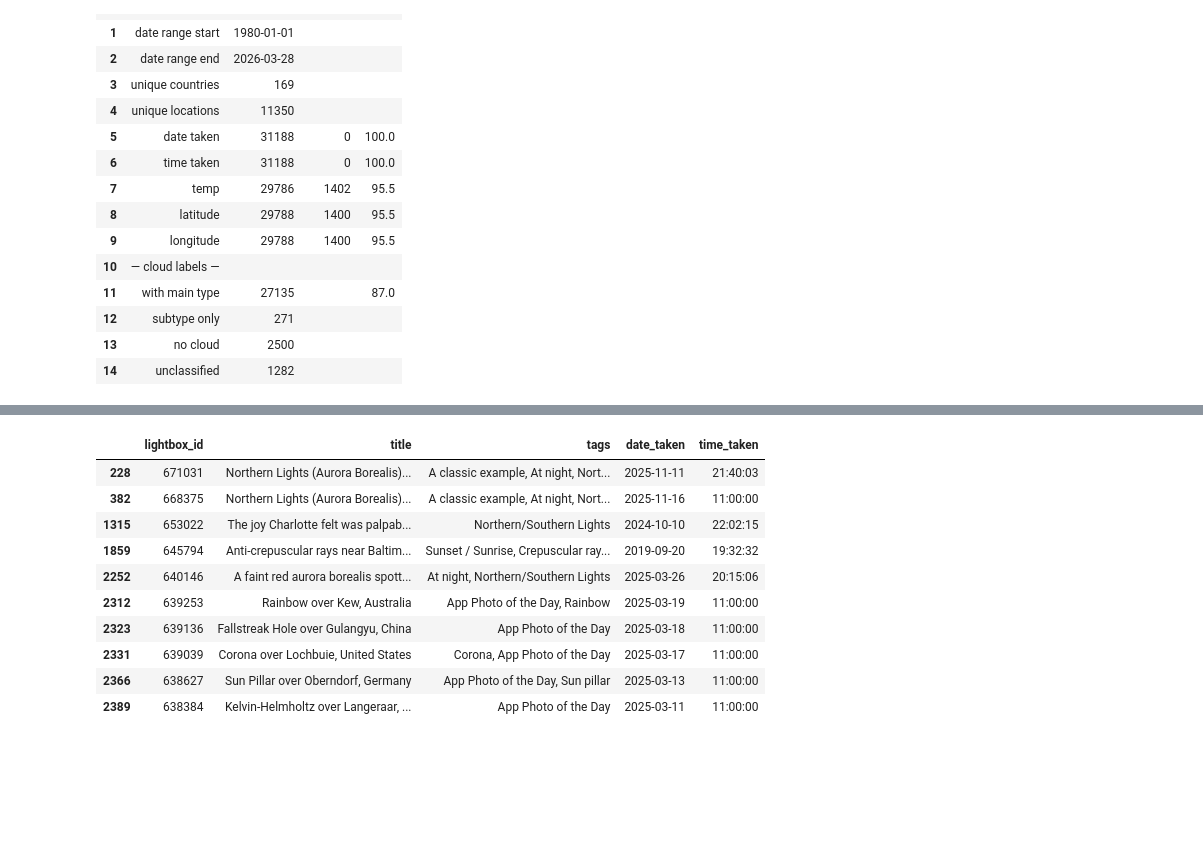
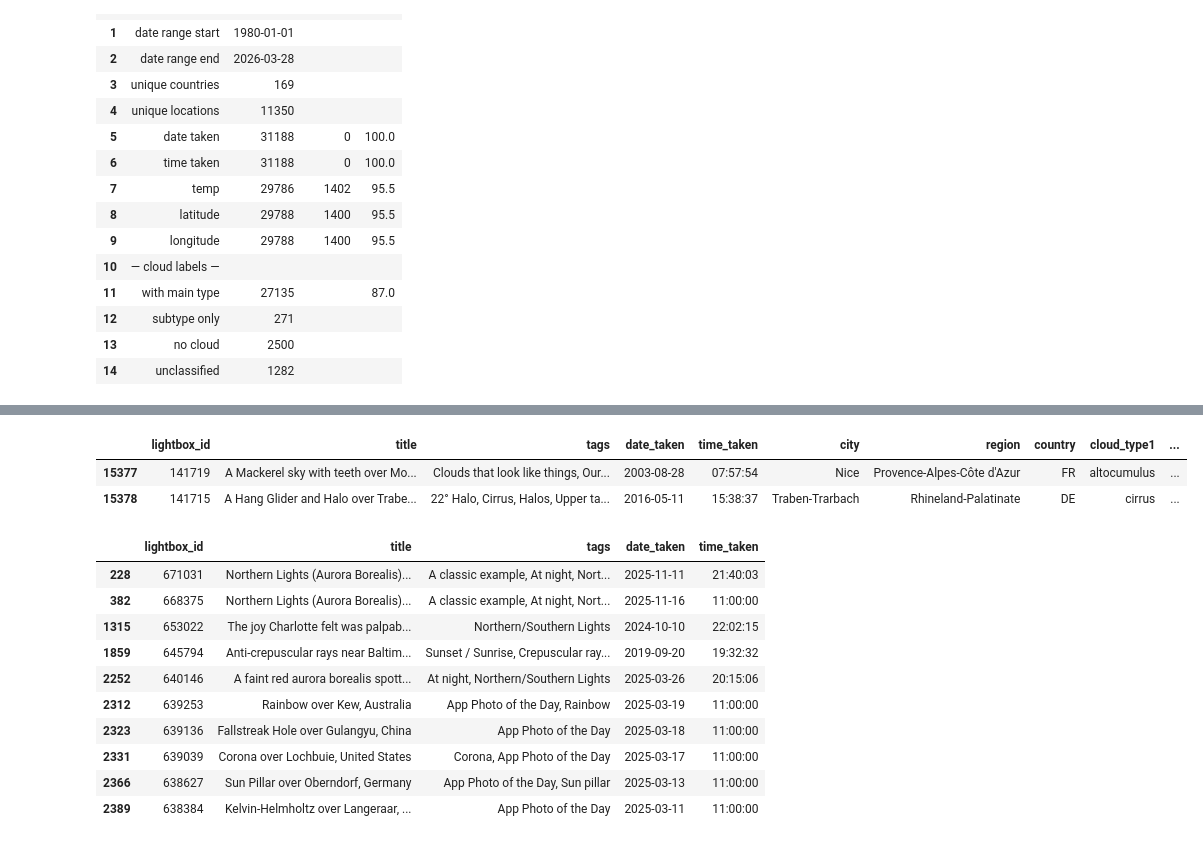
Before and after one commit to karenlauwers/VeryCloudy, a Jupyter notebook: notebooks/analysis.ipynb, the cells around one changed output, grey strips where cells are left out. Drawn from its saved outputs; the diff is of its cells as text; code cells hidden in the pictures; blank space fills up the shorter version.

```diff
--- a/notebooks/analysis.ipynb
+++ b/notebooks/analysis.ipynb
@@ -116,3 +114,11 @@ display(data_quality_report(df))
+# %%
+locationbutnoweather_df = df[~df["latitude"].isna() & df["temp"].isna()]
+cols = ["lightbox_id", "title", "tags", "date_taken", "time_taken", "city", "region", "country", "cloud_type1", "subtype1", "temp", "weather_code"]
+display(locationbutnoweather_df[cols])
+# %% [output]
+|  | lightbox_id | title | tags | date_taken | time_taken | city | region | country | cloud_type1 | ... |
+| 15377 | 141719 | A Mackerel sky with teeth over Mo... | Clouds that look like things, Our... | 2003-08-28 | 07:57:54 | Nice | Provence-Alpes-Côte d'Azur | FR | altocumulus | ... |
+| 15378 | 141715 | A Hang Glider and Halo over Trabe... | 22° Halo, Cirrus, Halos, Upper ta... | 2016-05-11 | 15:38:37 | Traben-Trarbach | Rhineland-Palatinate | DE | cirrus | ... |
 # %%
 nocloudclassification_df = df[
     df["cloud_type1"].isna() &
```
Also changed, not shown: parts of 10 cells of this notebook, 1 other file.
